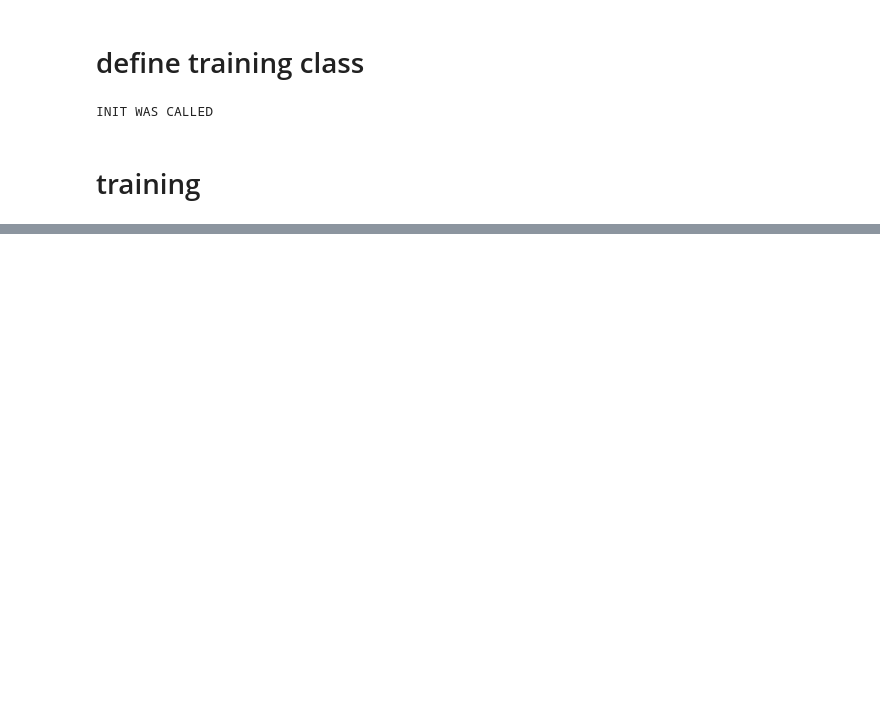
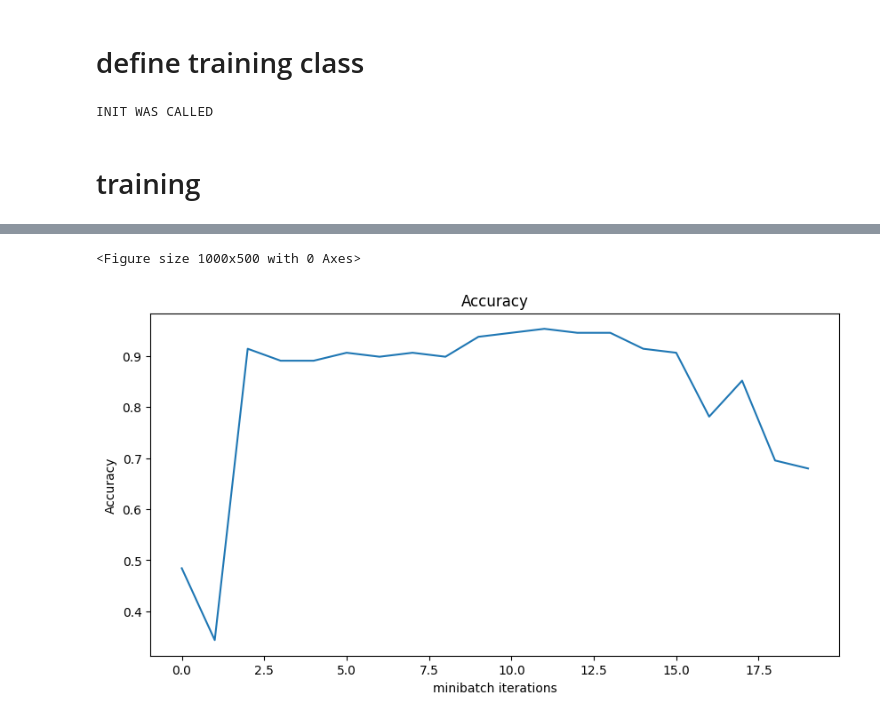
Before and after one commit to sierrajanson/cmpm118, a Jupyter notebook: tutorial5.ipynb, the cells around one changed output, grey strips where cells are left out. Saved outputs shown, nothing was run; the diff lists cells and outputs as text; code cells hidden in the pictures; blank space fills up the shorter version.

```diff
--- a/tutorial5.ipynb
+++ b/tutorial5.ipynb
@@ -17,11 +71,12 @@ batch_size = 128 # what does this effect
 data_path = '/tmp/data/mnist'
 dtype = torch.float
 # %%
+accuracy_list=[]
 def print_batch_accuracy(data, targets, train=False):
     output, _ = net(data.view(batch_size, -1))
     _, idx = output.sum(dim=0).max(1)
     acc = np.mean((targets == idx).detach().cpu().numpy())
-
+    accuracy_list.append(acc)
     if train:
         print(f"Train set accuracy for a single minibatch: {acc*100:.2f}%")
     else:
@@ -277,0 +355,11 @@ NameError: name 'num_steps' is not defined
+# %%
+plt.figure(figsize=(10, 5))
+fig = plt.figure(facecolor="w", figsize=(10, 5))
+plt.plot(accuracy_list)
+plt.title('Accuracy')
+plt.xlabel('minibatch iterations')
+plt.ylabel('Accuracy')
+plt.show()
+# %% [output]
+<Figure size 1000x500 with 0 Axes>
+[figure, added]
```
Also changed, not shown: parts of 9 cells of this notebook, 1 other file.
